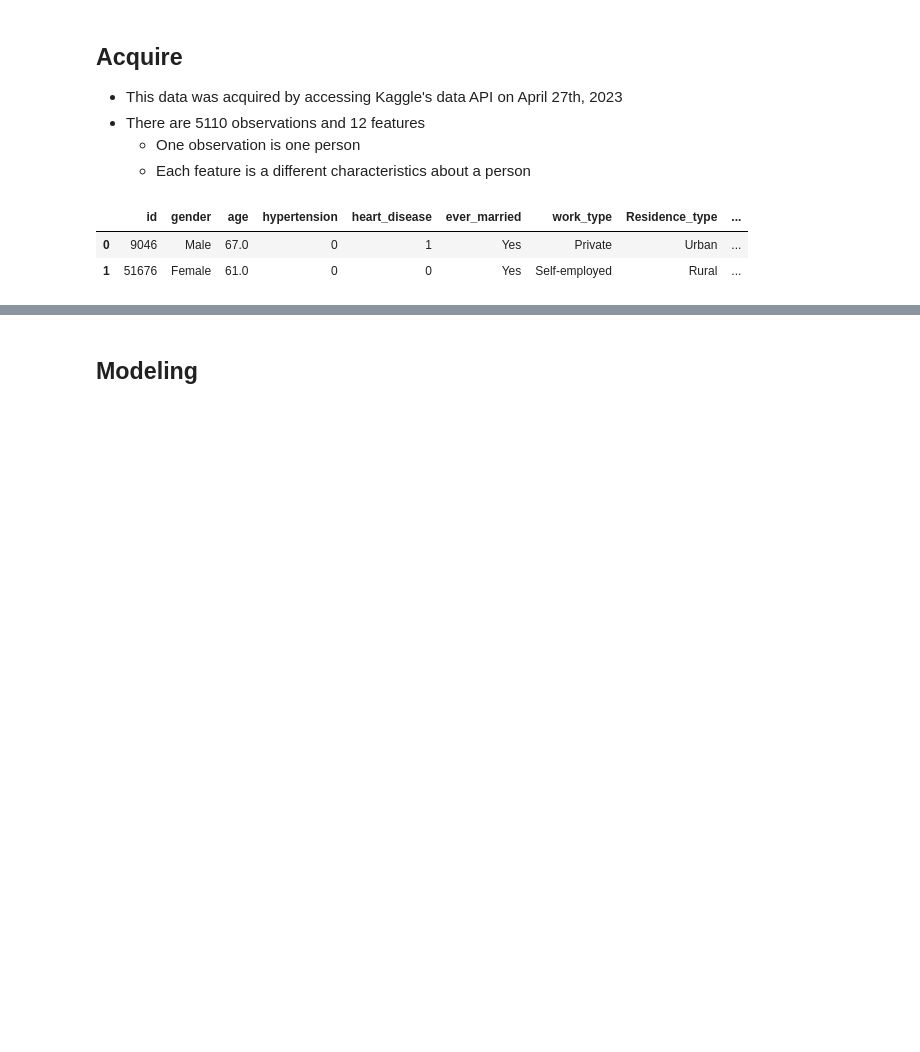
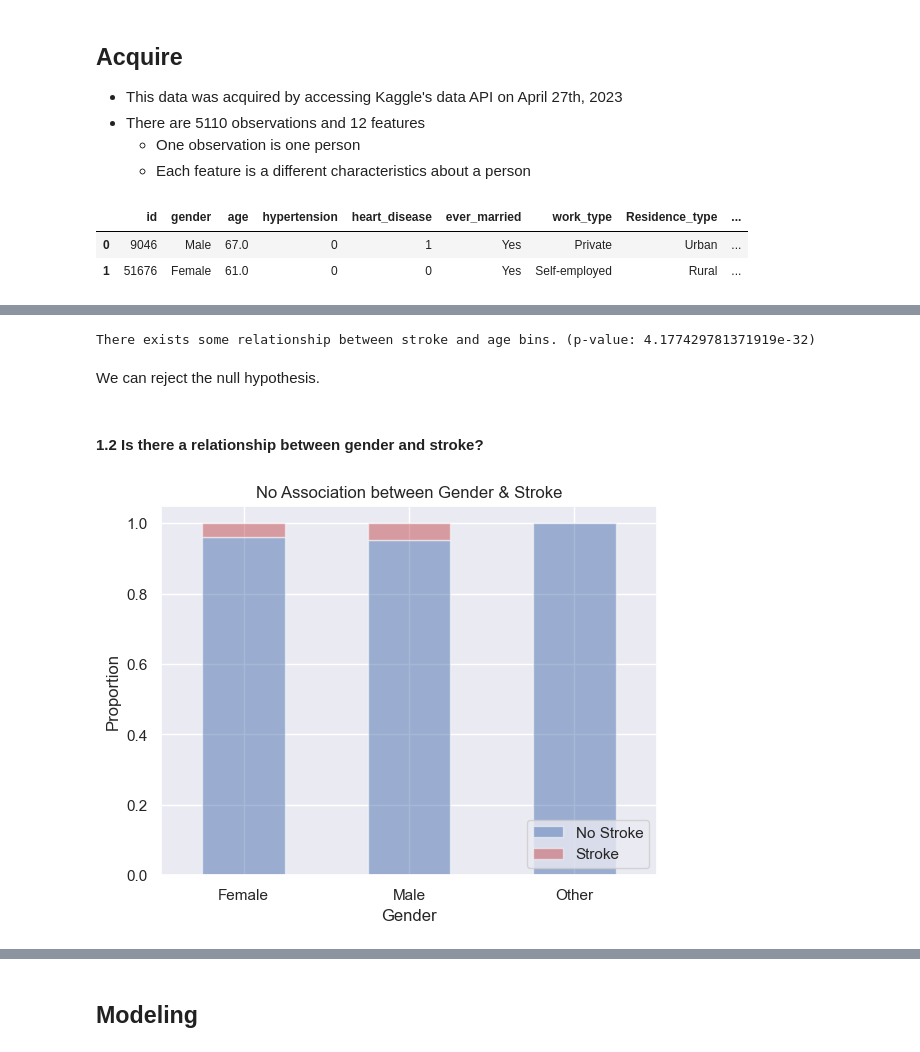
Before and after one commit to aaron-mv-moore/classification-stroke-prediction, a Jupyter notebook: report.ipynb, the cells around one changed output, grey strips where cells are left out. Cells and saved outputs as stored; diff of their text form; code cells hidden in the pictures; blank space fills up the shorter version.

```diff
--- a/report.ipynb
+++ b/report.ipynb
@@ -89,0 +85,14 @@ are a great way to explore your data, but they have no place in your final repor
+# %%
+# get stats results
+eval_results(train, 'age_bins')
+# %% [output]
+There exists some relationship between stroke and age bins. (p-value: 4.177429781371919e-32)
+# %% [markdown]
+We can reject the null hypothesis.
+# %% [markdown]
+#### 1.2 Is there a relationship between gender and stroke?
+# %%
+# get unbinned visual, a density plot, and binned visuals
+get_gender_visual(train)
+# %% [output]
+[figure, added]
```
Also changed, not shown: parts of 47 cells of this notebook, 6 other files.
